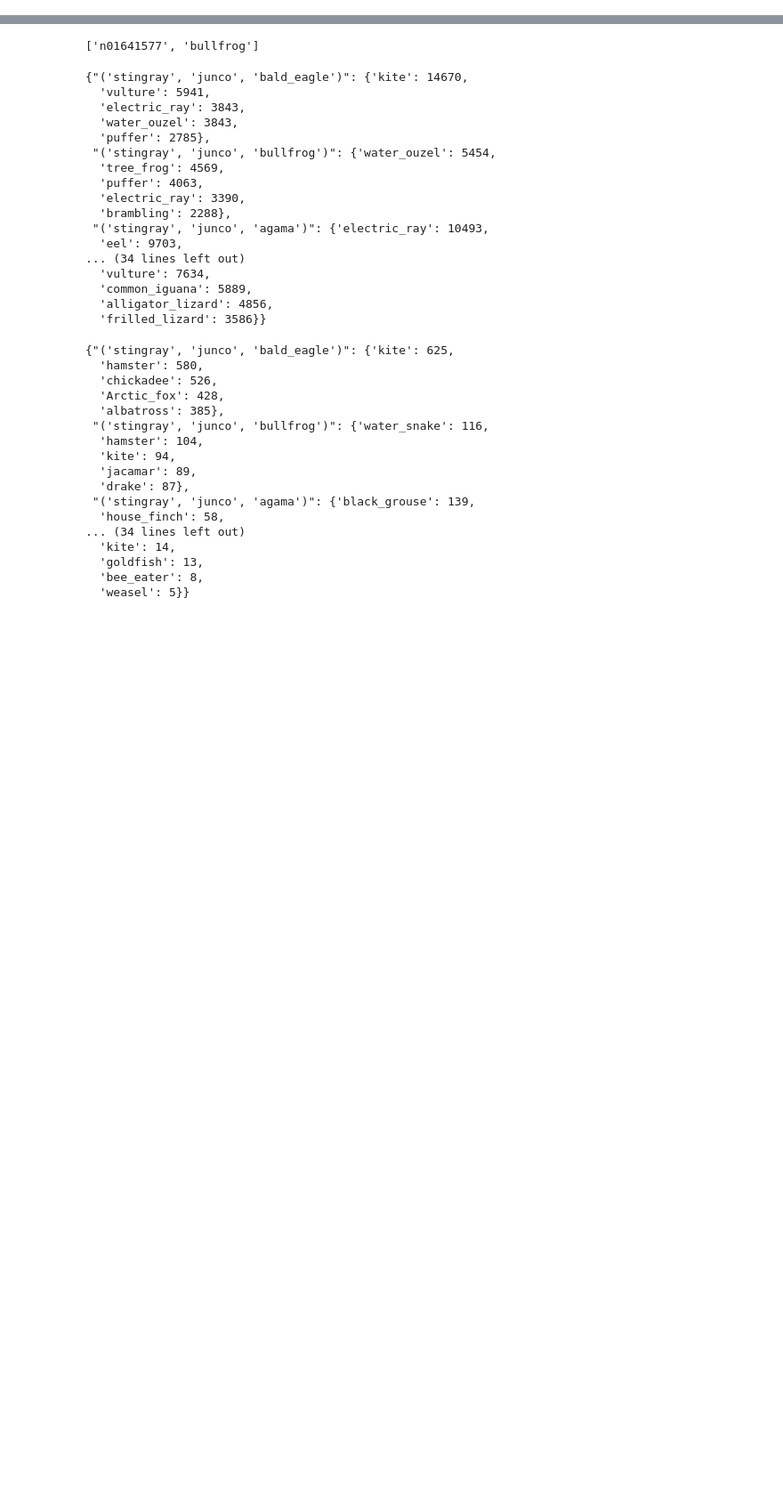
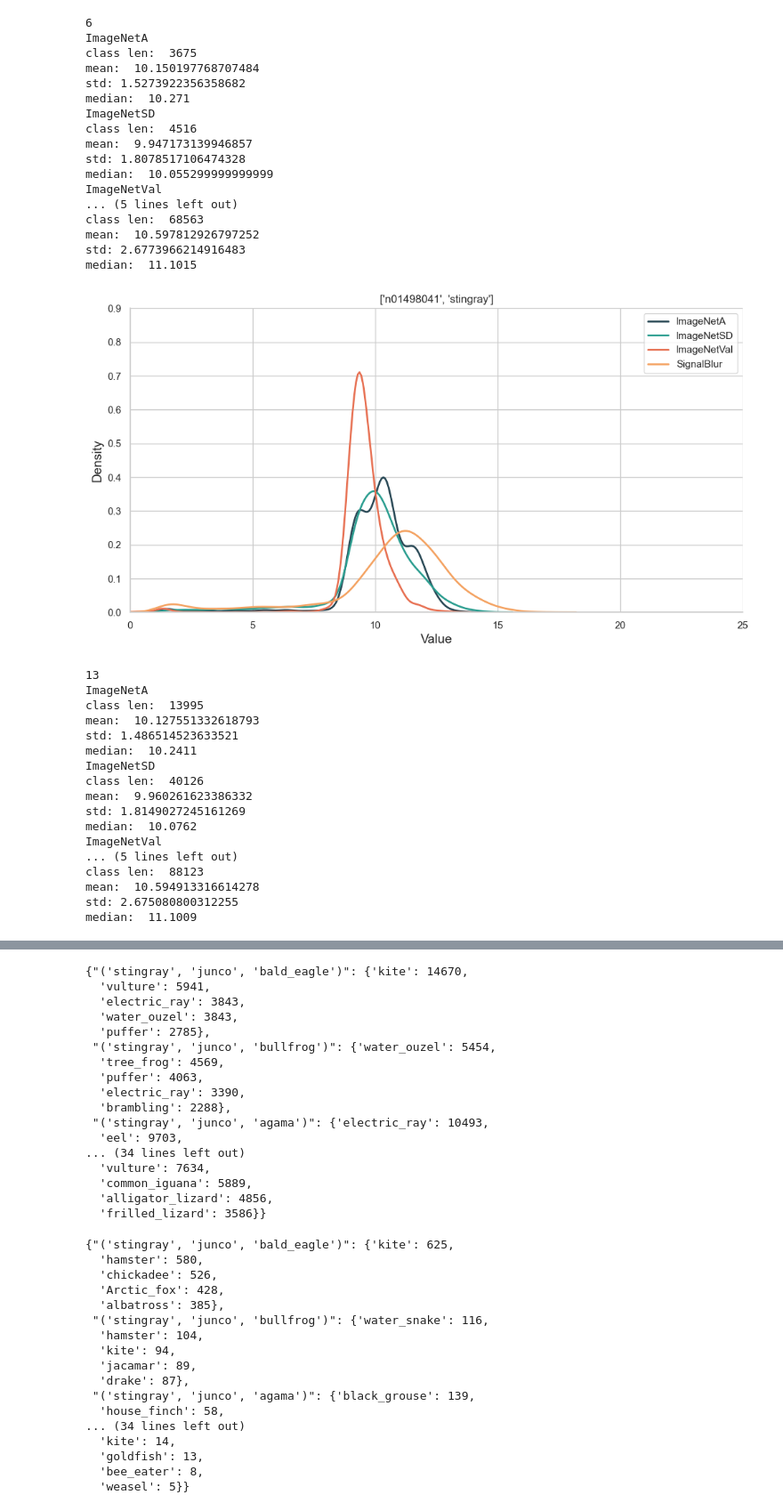
Before and after one commit to JuanmaPT/OODbench, a Jupyter notebook: AnalysisResults.ipynb, the cells around one changed output, grey strips where cells are left out. Shown at 89% size. Drawn from its saved outputs; the diff is of its cells as text; code cells hidden in the pictures; blank space fills up the shorter version.

```diff
--- a/AnalysisResults.ipynb
+++ b/AnalysisResults.ipynb
@@ -229,0 +317,76 @@ class len:  0
+# %%
+def compute_pmf_classes(margin_dfs, nbins, class_label, experiments, total_count= None):
+    print(class_label)
+    stylish_palette = ['#264653', '#2A9D8F', '#E76F51', '#F4A261']
+    plt.figure(figsize=(12, 6))
+    # write the density curve for the class belonging to each dataset
+    for i,df in enumerate(margin_dfs):
+            if len(df)>0:
+                print(experiments[i])
+                class_df = df[(df["Class"] == class_label) | (df["Class"] == str(class_label))]
+                if len(class_df) > 0:
+                    if total_count == None:
+                        total_count = len(class_df)
+
+                    print("class len: ", len(class_df ))
+                    margin_values =  class_df["Margin"].values
+
+                    np.random.shuffle(margin_values)
+                    print("mean: ", np.mean(margin_values))
+                    print("std:", np.std(margin_values))
+                    print("median: ", np.median(margin_values))
+
+                    sns.kdeplot(margin_values[1:total_count], color=stylish_palette[i], label=experiments[i], linewidth=2)
+
+
+    plt.title(f"{data[str(class_label)]}")
+    plt.xlabel('Value', fontsize=14)
+    plt.ylabel('Density', fontsize=14)
+    plt.legend()
+    plt.xlim(0, 25)
+    plt.ylim(0, 0.9)
+
+    # Remove top and right spines for a cleaner look
+    sns.despine()
+    # Show the plot
+    plt.show()
+# %%
+### Margins ViT: ANALISIS CLASES
+for class_label in all_class:
+    compute_pmf_classes(margin_df_Vit_list, 100, class_label, experiments_names)
+# %% [output]
+6
+ImageNetA
+class len:  3675
+mean:  10.150197768707484
+std: 1.5273922356358682
+median:  10.271
+ImageNetSD
+class len:  4516
+mean:  9.947173139946857
+std: 1.8078517106474328
+median:  10.055299999999999
+ImageNetVal
+... (5 lines left out)
+class len:  68563
+mean:  10.597812926797252
+std: 2.6773966214916483
+median:  11.1015
+[figure, added]
+13
+ImageNetA
+class len:  13995
+mean:  10.127551332618793
+std: 1.486514523633521
+median:  10.2411
+ImageNetSD
+class len:  40126
+mean:  9.960261623386332
+std: 1.8149027245161269
+median:  10.0762
+ImageNetVal
+... (5 lines left out)
+class len:  88123
+mean:  10.594913316614278
+std: 2.675080800312255
+median:  11.1009
@@ -282,10 +499,6 @@ def get_top_assoc_class_in_planeset(class_df, top_n):
         label_dict[str(new_key)] = new_inner_dict
 
     return label_dict
-# %%
-data["30"]
-# %% [output]
-['n01641577', 'bullfrog']
 # %%
 model= "ResNet18"
 #datasets =["ImageNetA_small", "ImageNetSD_small", "ImageNetVal_small",  "SignalBlur_small"]
```
Also changed, not shown: parts of 16 cells of this notebook.
